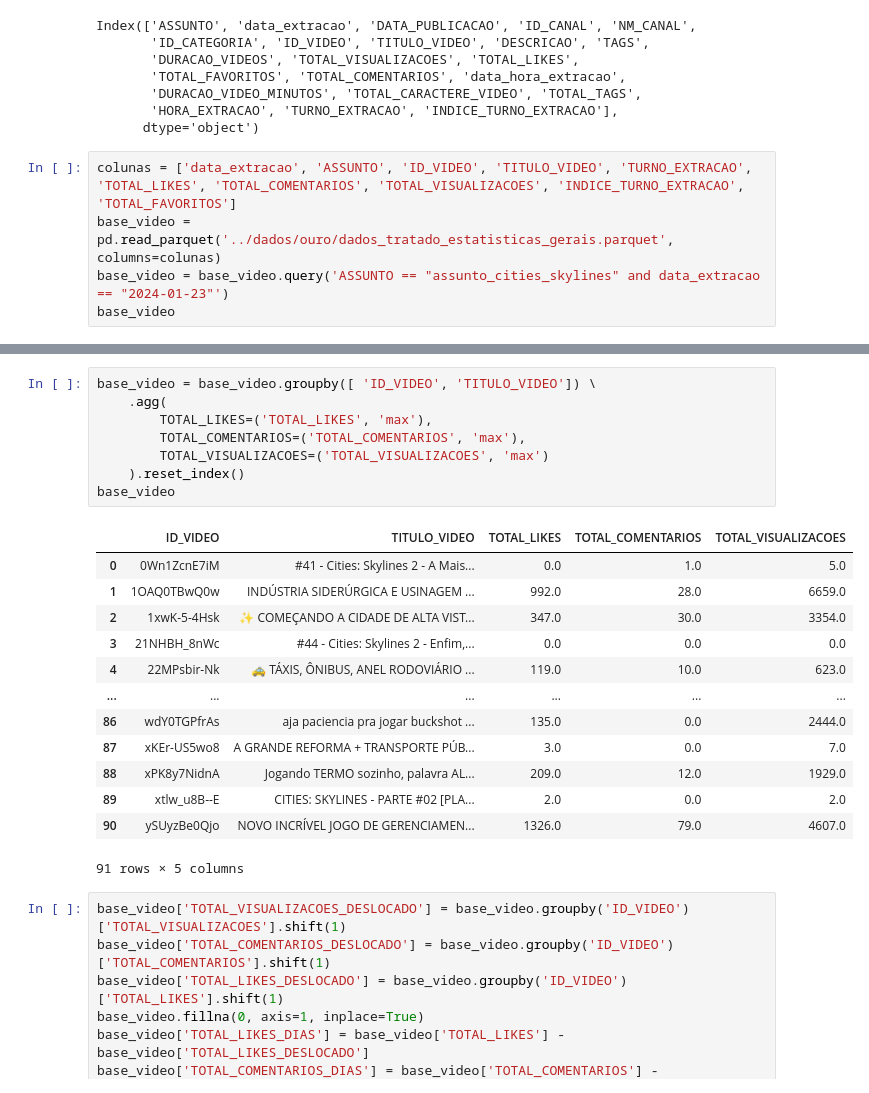
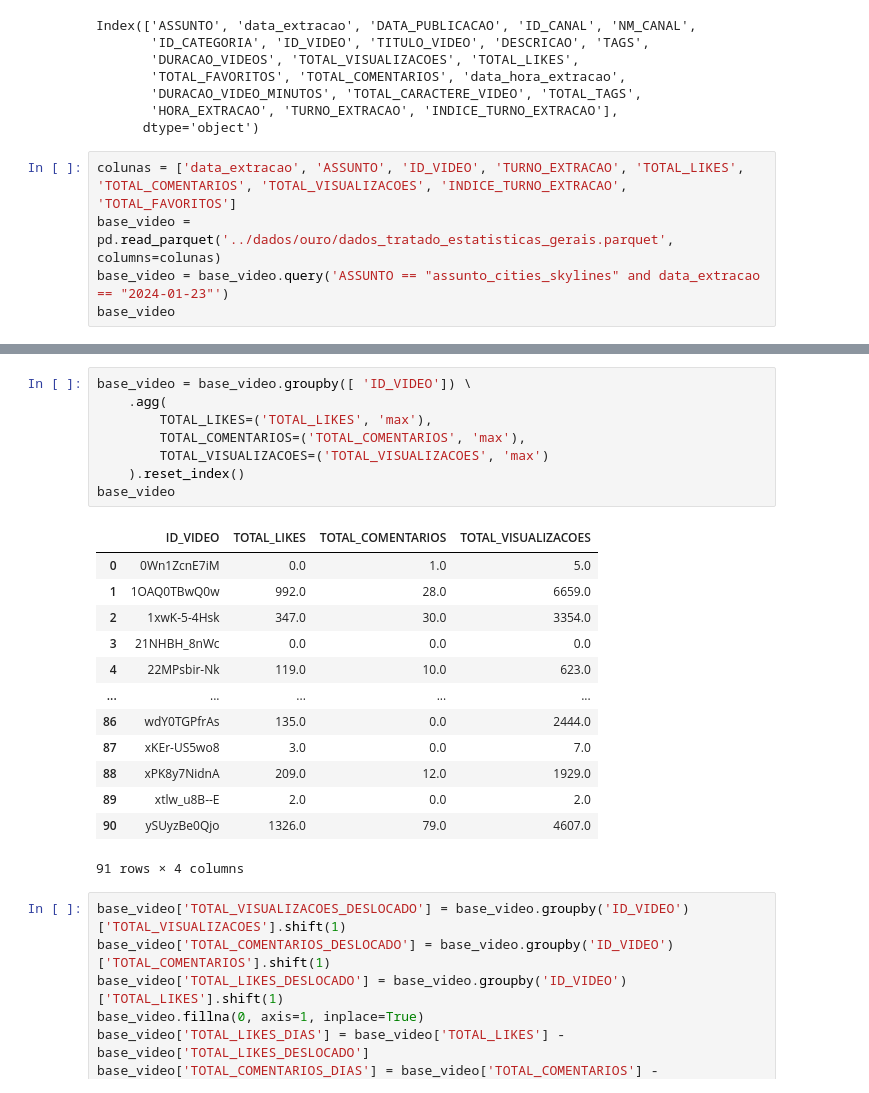
Before and after one commit to rodrigorocha1/analise_dados_youtube, a Jupyter notebook: notebooks_v2/visualizacoes.ipynb, the cells around one changed output, grey strips where cells are left out. Saved outputs shown, nothing was run; the diff lists cells and outputs as text.

```diff
--- a/notebooks_v2/visualizacoes.ipynb
+++ b/notebooks_v2/visualizacoes.ipynb
@@ -911,7 +916,7 @@ Index(['ASSUNTO', 'data_extracao', 'DATA_PUBLICACAO', 'ID_CANAL', 'NM_CANAL',
        'HORA_EXTRACAO', 'TURNO_EXTRACAO', 'INDICE_TURNO_EXTRACAO'],
       dtype='object')
 # %%
-colunas = ['data_extracao', 'ASSUNTO', 'ID_VIDEO', 'TITULO_VIDEO', 'TURNO_EXTRACAO', 'TOTAL_LIKES', 'TOTAL_COMENTARIOS', 'TOTAL_VISUALIZACOES', 'INDICE_TURNO_EXTRACAO', 'TOTAL_FAVORITOS']
+colunas = ['data_extracao', 'ASSUNTO', 'ID_VIDEO', 'TURNO_EXTRACAO', 'TOTAL_LIKES', 'TOTAL_COMENTARIOS', 'TOTAL_VISUALIZACOES', 'INDICE_TURNO_EXTRACAO', 'TOTAL_FAVORITOS']
 base_video = pd.read_parquet('../dados/ouro/dados_tratado_estatisticas_gerais.parquet', columns=colunas)
 base_video = base_video.query('ASSUNTO == "assunto_cities_skylines" and data_extracao == "2024-01-23"')
 base_video
@@ -932,25 +937,25 @@ base_video
 # %%
-base_video = base_video.groupby([ 'ID_VIDEO', 'TITULO_VIDEO']) \
+base_video = base_video.groupby([ 'ID_VIDEO']) \
     .agg(
         TOTAL_LIKES=('TOTAL_LIKES', 'max'),
         TOTAL_COMENTARIOS=('TOTAL_COMENTARIOS', 'max'),
         TOTAL_VISUALIZACOES=('TOTAL_VISUALIZACOES', 'max')
     ).reset_index()
 base_video
 # %% [output]
-|  | ID_VIDEO | TITULO_VIDEO | TOTAL_LIKES | TOTAL_COMENTARIOS | TOTAL_VISUALIZACOES |
-| 0 | 0Wn1ZcnE7iM | #41 - Cities: Skylines 2 - A Mais... | 0.0 | 1.0 | 5.0 |
-| 1 | 1OAQ0TBwQ0w | INDÚSTRIA SIDERÚRGICA E USINAGEM ... | 992.0 | 28.0 | 6659.0 |
-| 2 | 1xwK-5-4Hsk | ✨ COMEÇANDO A CIDADE DE ALTA VIST... | 347.0 | 30.0 | 3354.0 |
-| 3 | 21NHBH_8nWc | #44 - Cities: Skylines 2 - Enfim,... | 0.0 | 0.0 | 0.0 |
-| 4 | 22MPsbir-Nk | 🚕 TÁXIS, ÔNIBUS, ANEL RODOVIÁRIO ... | 119.0 | 10.0 | 623.0 |
-| ... | ... | ... | ... | ... | ... |
-| 86 | wdY0TGPfrAs | aja paciencia pra jogar buckshot ... | 135.0 | 0.0 | 2444.0 |
-| 87 | xKEr-US5wo8 | A GRANDE REFORMA + TRANSPORTE PÚB... | 3.0 | 0.0 | 7.0 |
-| 88 | xPK8y7NidnA | Jogando TERMO sozinho, palavra AL... | 209.0 | 12.0 | 1929.0 |
-| 89 | xtlw_u8B--E | CITIES: SKYLINES - PARTE #02 [PLA... | 2.0 | 0.0 | 2.0 |
-| 90 | ySUyzBe0Qjo | NOVO INCRÍVEL JOGO DE GERENCIAMEN... | 1326.0 | 79.0 | 4607.0 |
+|  | ID_VIDEO | TOTAL_LIKES | TOTAL_COMENTARIOS | TOTAL_VISUALIZACOES |
+| 0 | 0Wn1ZcnE7iM | 0.0 | 1.0 | 5.0 |
+| 1 | 1OAQ0TBwQ0w | 992.0 | 28.0 | 6659.0 |
+| 2 | 1xwK-5-4Hsk | 347.0 | 30.0 | 3354.0 |
+| 3 | 21NHBH_8nWc | 0.0 | 0.0 | 0.0 |
+| 4 | 22MPsbir-Nk | 119.0 | 10.0 | 623.0 |
+| ... | ... | ... | ... | ... |
+| 86 | wdY0TGPfrAs | 135.0 | 0.0 | 2444.0 |
+| 87 | xKEr-US5wo8 | 3.0 | 0.0 | 7.0 |
+| 88 | xPK8y7NidnA | 209.0 | 12.0 | 1929.0 |
+| 89 | xtlw_u8B--E | 2.0 | 0.0 | 2.0 |
+| 90 | ySUyzBe0Qjo | 1326.0 | 79.0 | 4607.0 |
-91 rows × 5 columns
+91 rows × 4 columns
 # %%
 base_video['TOTAL_VISUALIZACOES_DESLOCADO'] = base_video.groupby('ID_VIDEO')['TOTAL_VISUALIZACOES'].shift(1)
 base_video['TOTAL_COMENTARIOS_DESLOCADO'] = base_video.groupby('ID_VIDEO')['TOTAL_COMENTARIOS'].shift(1)
```
Also changed, not shown: parts of 11 cells of this notebook.
